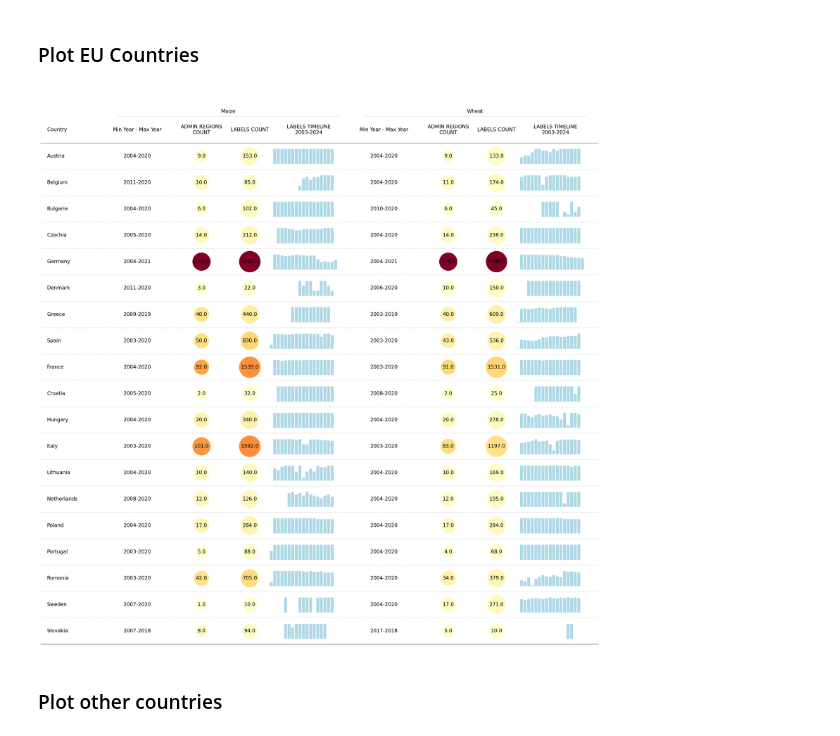
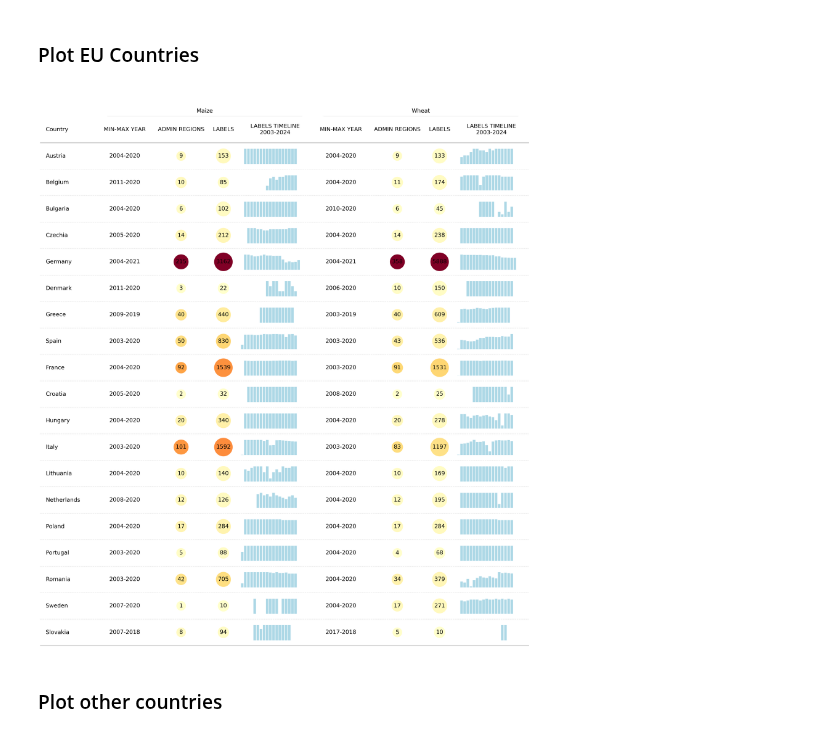
Before and after one commit to BigDataWUR/AgML-CY-Bench, a Jupyter notebook: notebooks/cybench_summary.ipynb, the cells around one changed output. Cells and saved outputs as stored; diff of their text form; code cells hidden in the pictures.

Commit message:
update font size and no data

```diff
--- a/notebooks/cybench_summary.ipynb
+++ b/notebooks/cybench_summary.ipynb
@@ -20,7 +20,8 @@ import os
 import pandas as pd
 import pycountry
 
-path_to_csv = "/path/to/csv"
+# path_to_csv = "/path/to/csv"
+path_to_csv = "C:/Users/paude006/Documents/AgML/Data"
 summary_df = pd.read_csv(os.path.join(path_to_csv, "dataset_summary.csv"))
 summary_df["country_code"] = summary_df["Dataset"].str[-2:]
 summary_df["Labels Count Per Year"] = summary_df["Labels Count Per Year"].apply(lambda x: [int(p) for p in x.split(" ")])
@@ -72,10 +73,11 @@ summary_df.set_index("Country", inplace=True)
 
 for c in summary_cols:
   if (c.endswith("years")):
-    summary_df[c] = summary_df[c].fillna("No Data")
+    summary_df[c] = summary_df[c].fillna("-")
 
   if (c.endswith("count")):
     summary_df[c] = summary_df[c].fillna(0)
+    summary_df[c] = summary_df[c].astype("int")
 # %%
 summary_df
 # %% [output]
@@ -120,8 +122,7 @@ def densities_plot(ax: matplotlib.axes.Axes, val: typing.Any, hideAxes=True, sta
     if val is None or len(val) == 0:
         # If `val` is None or empty, display a placeholder message
         ax.text(
-            0.5, 0.5, "No Data",
-            fontsize=24,
+            0.5, 0.5, "-",
             ha="center", va="center",
             transform=ax.transAxes
         )
@@ -140,6 +141,12 @@ def densities_plot(ax: matplotlib.axes.Axes, val: typing.Any, hideAxes=True, sta
 
     return bar
 
+def handle_na(val: int) -> str:
+    if (val == 0):
+        return "-"
+    else:
+        return str(val)
+
 # Test the above
 ax = plt.axes()
 bar = densities_plot(ax, summary_df["wheat_labels_count_per_year"]["Spain"])
@@ -151,7 +158,7 @@ plt.show()
 # %%
 from plottable import ColDef, Table
 
-fig, ax = plt.subplots(figsize=(48, 48))
+fig, ax = plt.subplots(figsize=(56, 64))
 
 eu_summary_df = summary_df[summary_df["country_code"].isin(EU_COUNTRIES)]
 
@@ -180,7 +187,8 @@ tab = Table(
                 #        textprops={"ha": "center"},
                 #        plot_fn=circled_image,),
                 ColDef(name="maize_adm_id_count",
-                       title="ADMIN REGIONS\nCOUNT",
+                       title="ADMIN REGIONS",
+                       formatter=handle_na,
                        width=1.5,
                        textprops={"ha": "center",
                                   "bbox": {"boxstyle": "circle", "pad": 0.35},},
@@ -188,7 +196,8 @@ tab = Table(
                        group=maize_label),
 
                 ColDef(name="maize_labels_count",
-                       title="LABELS COUNT",
+                       title="LABELS",
+                       formatter=handle_na,
                        width=0.75,
                        textprops={"ha": "center",
                                   "bbox": {"boxstyle": "circle", "pad": 0.35},},
@@ -196,7 +205,10 @@ tab = Table(
                        group=maize_label),
 
                 ColDef(name="maize_years",
-                       title="Min Year - Max Year",
+                       title="MIN-MAX YEAR",
+                       textprops={
+                         "ha": "center",
+                       },
                        width=1.5,
                        group=maize_label),
 
@@ -207,7 +219,8 @@ tab = Table(
                        textprops={"ha": "center"}),
 
                 ColDef(name="wheat_adm_id_count",
-                       title="ADMIN REGIONS\nCOUNT",
+                       title="ADMIN REGIONS",
+                       formatter=handle_na,
                        width=1.5,
                        textprops={"ha": "center",
                                   "bbox": {"boxstyle": "circle", "pad": 0.35},},
@@ -215,40 +228,44 @@ tab = Table(
                        group=wheat_label),
 
                 ColDef(name="wheat_labels_count",
-                       title="LABELS COUNT",
+                       title="LABELS",
+                       formatter=handle_na,
                        width=0.75,
                        textprops={"ha": "center",
                                   "bbox": {"boxstyle": "circle", "pad": 0.35},},
                        cmap=custom_cmap(eu_summary_df["wheat_labels_count"]),
                        group=wheat_label),
 
                 ColDef(name="wheat_years",
-                       title="Min Year - Max Year",
+                       title="MIN-MAX YEAR",
+                       textprops={
+                         "ha": "center",
+                       },
                        width=1.5,
                        group=wheat_label),
 
                 ColDef(name="wheat_labels_count_per_year",
                        title="LABELS TIMELINE\n2003-2024", width=2,
                        group= wheat_label,
                        plot_fn=densities_plot,
                        textprops={"ha": "center"}),
                 ],
             row_dividers=True,
             col_label_divider=True,
             footer_divider=True,
             textprops={
-                "fontsize": 24,
+                "fontsize": 36,
                 "font": "sans serif",
                 "ha":"center",
             },
             row_divider_kw={"linewidth": 1, "linestyle": (0, (1, 5))},
             col_label_divider_kw={"linewidth": 1, "linestyle": "-"},
             column_border_kw={"linewidth": 1, "linestyle": "-"},
         )
 
 plt.show()
 # %% [output]
-[figure, old version]
+[figure, new version]
 # %% [markdown]
 ### Plot other countries
 # %%
```
Also changed, not shown: parts of 2 cells of this notebook.
